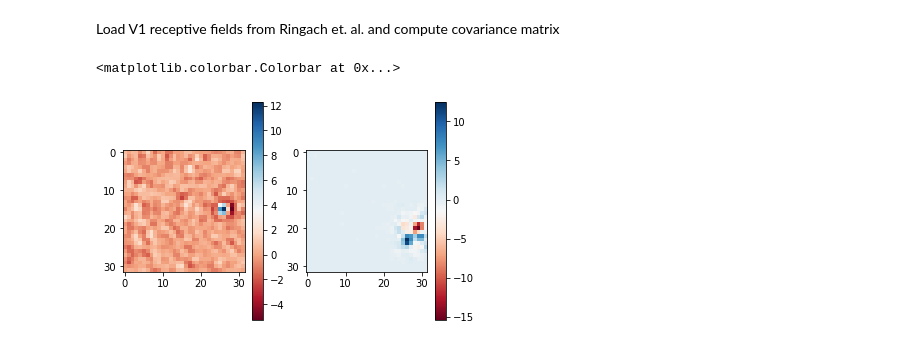
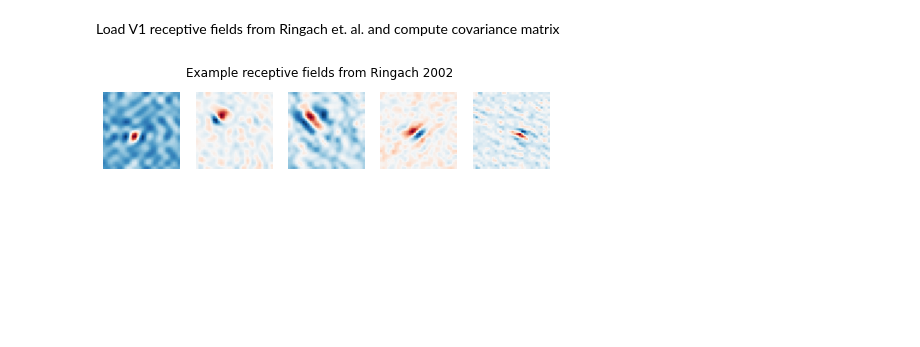
Before and after one commit to BruntonUWBio/structured-random-features, a Jupyter notebook: new_version/Ringach_V1_data.ipynb, the cells around one changed output. Saved outputs shown, nothing was run; the diff lists cells and outputs as text; code cells hidden in the pictures; blank space fills up the shorter version.

```diff
--- a/new_version/Ringach_V1_data.ipynb
+++ b/new_version/Ringach_V1_data.ipynb
@@ -27,24 +27,17 @@ for cell in range(num_cells):
     time_to_peak[cell] = data[0][cell][1]
     d2p[cell] = data[0][cell][2]
 # %%
-# pre-processing
+# pre-processing; z-score all the receptive fields
 from skimage.measure import regionprops
 STA = (STA - np.mean(STA, axis=1).reshape(-1, 1)) / np.std(STA, axis=1).reshape(-1, 1)
+
+# plot a few receptive fields
+fig = plt.figure(figsize=(8, 6))
+plt.suptitle('Example receptive fields from Ringach 2002', y=0.65)
+for i in range(5):
+    ax = fig.add_subplot(1, 5, i+1)
+    idx = np.random.randint(num_cells)
+    plt.imshow(STA[idx].reshape(32, 32), cmap='RdBu')
+    plt.axis('off')
+# %% [output]
+[figure, added]
-# %%
-# plot STAs from data and modeled
-from estimator import V1_inspired_weights_same_center, V1_inspired_weights
-# W = V1_inspired_weights_same_center(num_cells, dim, 2, 3, (14, 14))
-W = V1_inspired_weights(num_cells, dim, 3, 1)
-
-i = np.random.randint(250)
-fig = plt.figure(figsize=(6, 4))
-ax = fig.add_subplot(121)
-plt.imshow(STA[i].reshape(32, 32), cmap='RdBu')
-plt.colorbar()
-
-ax = fig.add_subplot(122)
-plt.imshow(W[i].reshape(32, 32), cmap='RdBu')
-plt.colorbar()
-# %% [output]
-<matplotlib.colorbar.Colorbar at 0x...>
-[figure, removed]
```
Also changed, not shown: parts of 2 cells of this notebook.
